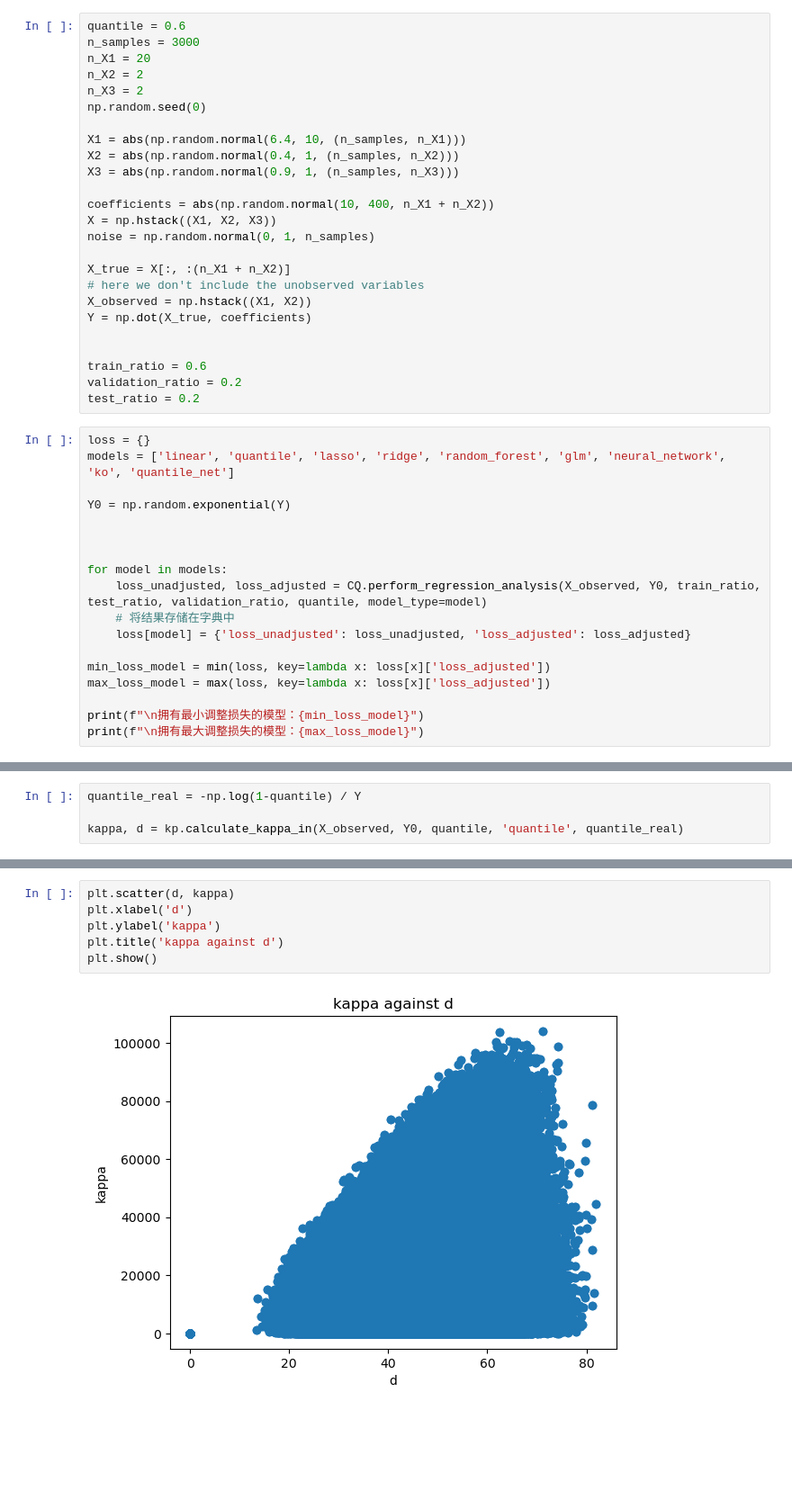
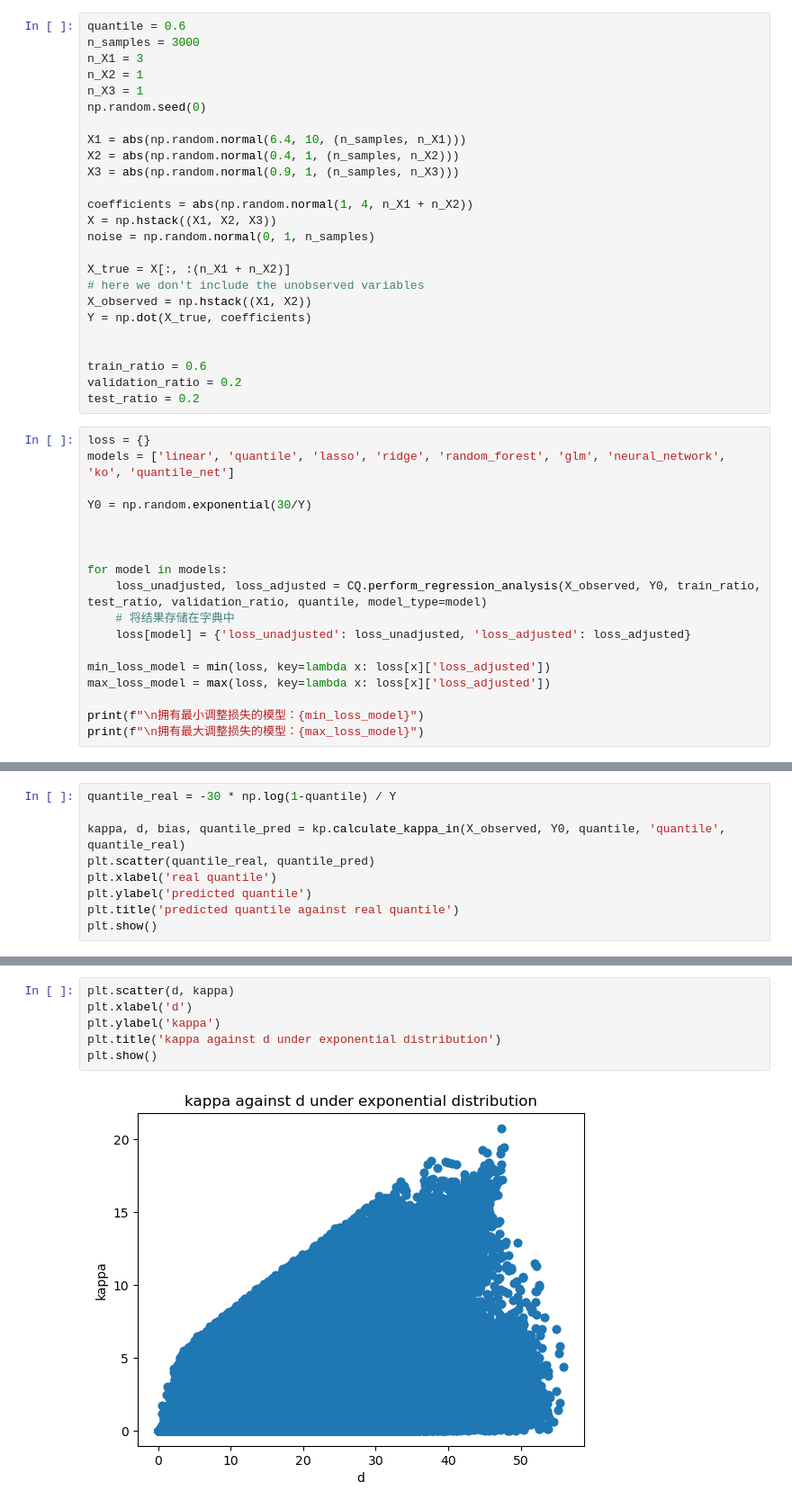
Before and after one commit to WangYanboLY/ConformalizedNewsvendor, a Jupyter notebook: 0424.ipynb, the cells around one changed output, grey strips where cells are left out. Shown at 90% size. Saved outputs shown, nothing was run; the diff lists cells and outputs as text; blank space fills up the shorter version.

```diff
--- a/0424.ipynb
+++ b/0424.ipynb
@@ -11,16 +12,16 @@ importlib.reload(kp)
 # %%
 quantile = 0.6
 n_samples = 3000
-n_X1 = 20
-n_X2 = 2
-n_X3 = 2
+n_X1 = 3
+n_X2 = 1
+n_X3 = 1
 np.random.seed(0)
 
 X1 = abs(np.random.normal(6.4, 10, (n_samples, n_X1)))
 X2 = abs(np.random.normal(0.4, 1, (n_samples, n_X2)))
 X3 = abs(np.random.normal(0.9, 1, (n_samples, n_X3)))
 
-coefficients = abs(np.random.normal(10, 400, n_X1 + n_X2))
+coefficients = abs(np.random.normal(1, 4, n_X1 + n_X2))
 X = np.hstack((X1, X2, X3))
 noise = np.random.normal(0, 1, n_samples)
 
@@ -37,7 +38,7 @@ test_ratio = 0.2
 loss = {}
 models = ['linear', 'quantile', 'lasso', 'ridge', 'random_forest', 'glm', 'neural_network', 'ko', 'quantile_net']
 
-Y0 = np.random.exponential(Y)
+Y0 = np.random.exponential(30/Y)
 
 
 
@@ -68,4 +73,9 @@ quantile_net loss unadjusted 32549.662564468726 loss_adjusted 22665.176266391434
 # %%
-quantile_real = -np.log(1-quantile) / Y
+quantile_real = -30 * np.log(1-quantile) / Y
 
-kappa, d = kp.calculate_kappa_in(X_observed, Y0, quantile, 'quantile', quantile_real)
+kappa, d, bias, quantile_pred = kp.calculate_kappa_in(X_observed, Y0, quantile, 'quantile', quantile_real)
+plt.scatter(quantile_real, quantile_pred)
+plt.xlabel('real quantile')
+plt.ylabel('predicted quantile')
+plt.title('predicted quantile against real quantile')
+plt.show()
@@ -72,9 +92,9 @@ kappa, d = kp.calculate_kappa_in(X_observed, Y0, quantile, 'quantile', quantile_
 # %%
 plt.scatter(d, kappa)
 plt.xlabel('d')
 plt.ylabel('kappa')
-plt.title('kappa against d')
+plt.title('kappa against d under exponential distribution')
 plt.show()
 # %% [output]
-[figure, old version]
+[figure, new version]
 # %%
```
Also changed, not shown: parts of 18 cells of this notebook, 3 other files.
